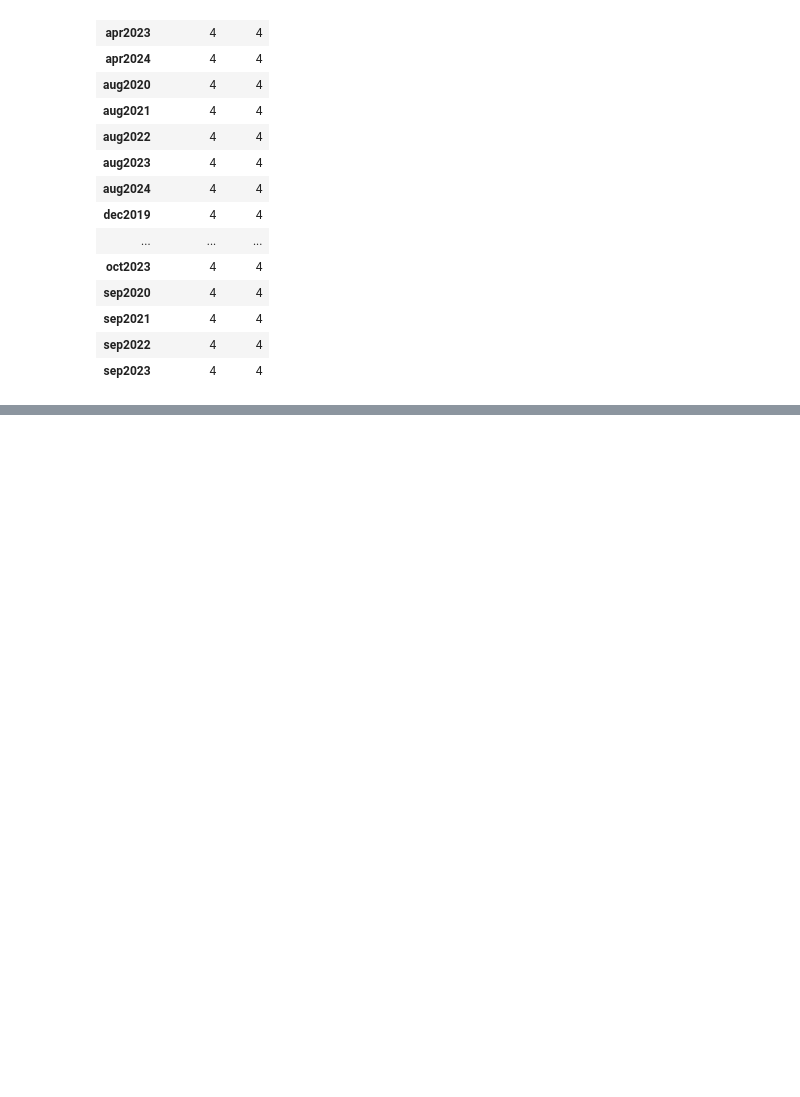
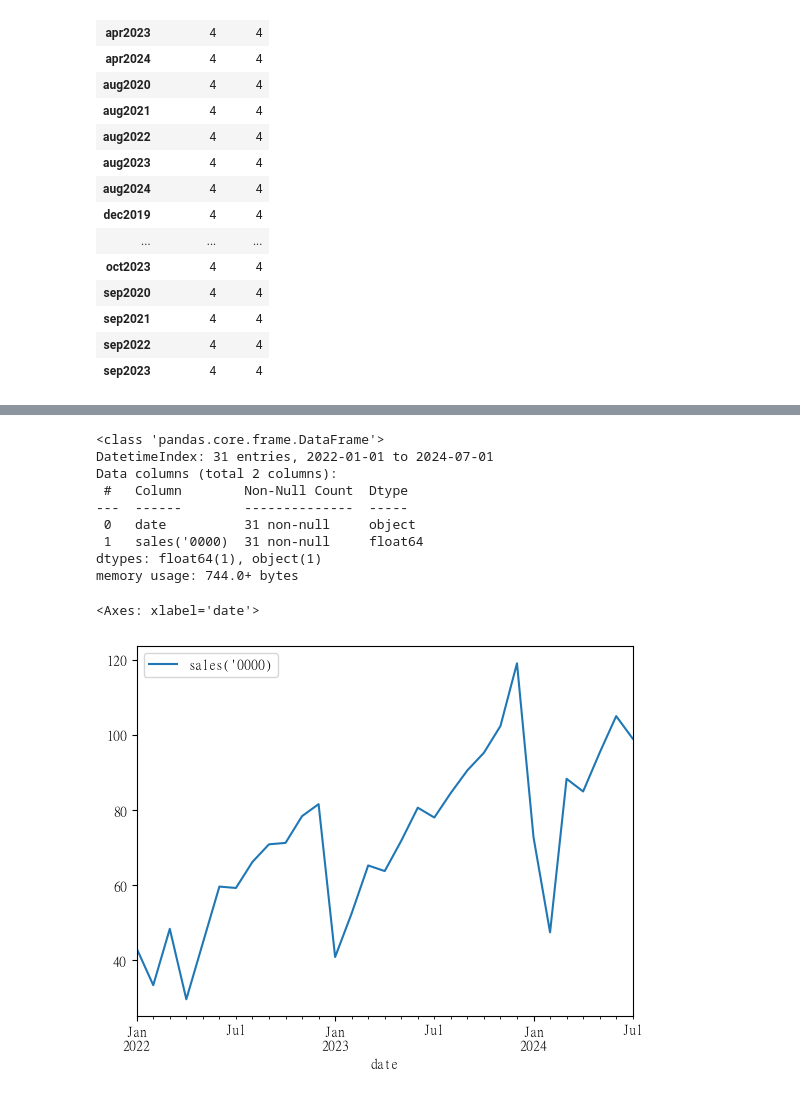
Before and after one commit to lilyleungch/erbscope99, a Jupyter notebook: data_cleansing/KK_HK_Data/projecttest-1.ipynb, the cells around one changed output, grey strips where cells are left out. Cells and saved outputs as stored; diff of their text form; code cells hidden in the pictures; blank space fills up the shorter version.

Commit message:
use 4,1,1 to plot

```diff
--- a/data_cleansing/KK_HK_Data/projecttest-1.ipynb
+++ b/data_cleansing/KK_HK_Data/projecttest-1.ipynb
@@ -316,0 +373,25 @@ sns.scatterplot(data=df_jp, x= df_jp.index, y='BEV Number of units')
+# %%
+import pandas as pd
+import numpy as np
+import matplotlib.pyplot as plt
+import seaborn as sns
+import haversine
+china_EV_sales = pd.read_csv('china_data_EV_monthly.csv')
+china_EV_sales.head()
+china_EV_sales.set_index('date')
+china_EV_sales.index = pd.to_datetime(china_EV_sales['date'],format = '%Y-%m')
+china_EV_sales.head()
+china_EV_sales.info()
+china_EV_sales.plot()
+# %% [output]
+<class 'pandas.core.frame.DataFrame'>
+DatetimeIndex: 31 entries, 2022-01-01 to 2024-07-01
+Data columns (total 2 columns):
+ #   Column        Non-Null Count  Dtype
+---  ------        --------------  -----
+ 0   date          31 non-null     object
+ 1   sales('0000)  31 non-null     float64
+dtypes: float64(1), object(1)
+memory usage: 744.0+ bytes
+<Axes: xlabel='date'>
+[figure, added]
```
Also changed, not shown: parts of 23 cells of this notebook, 3 other files.
